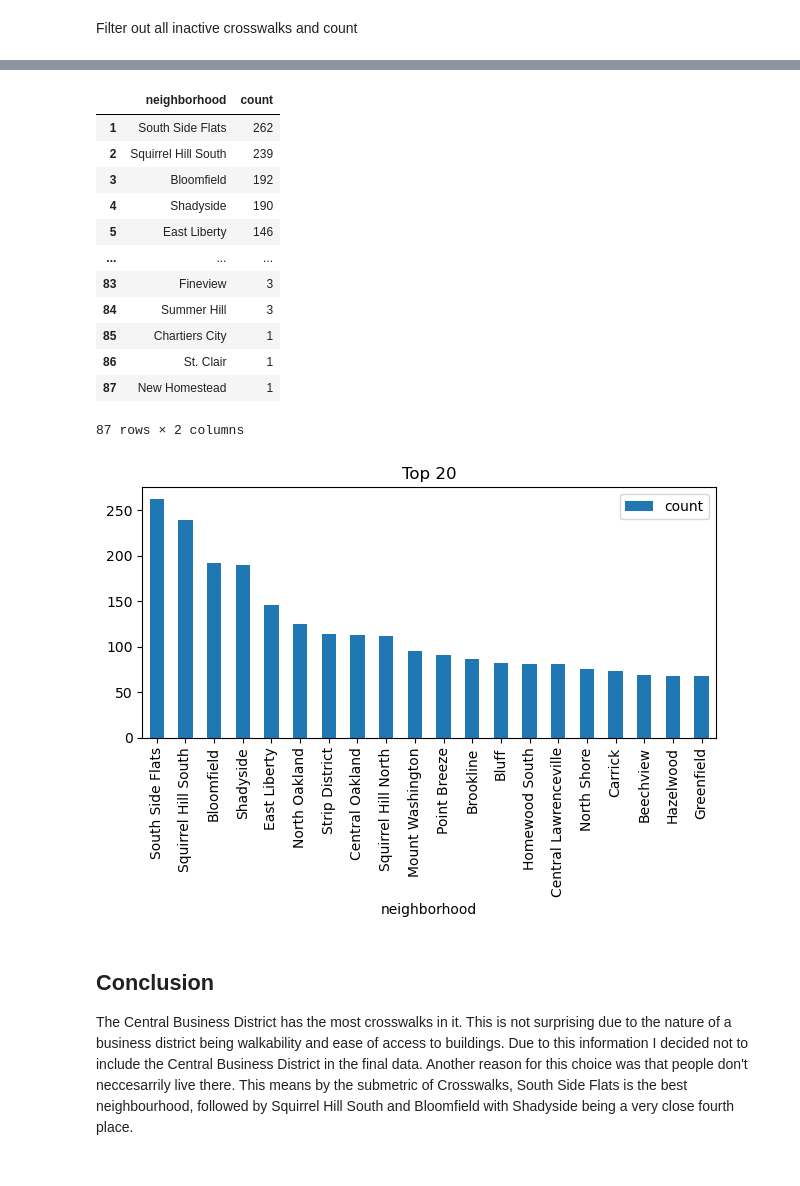
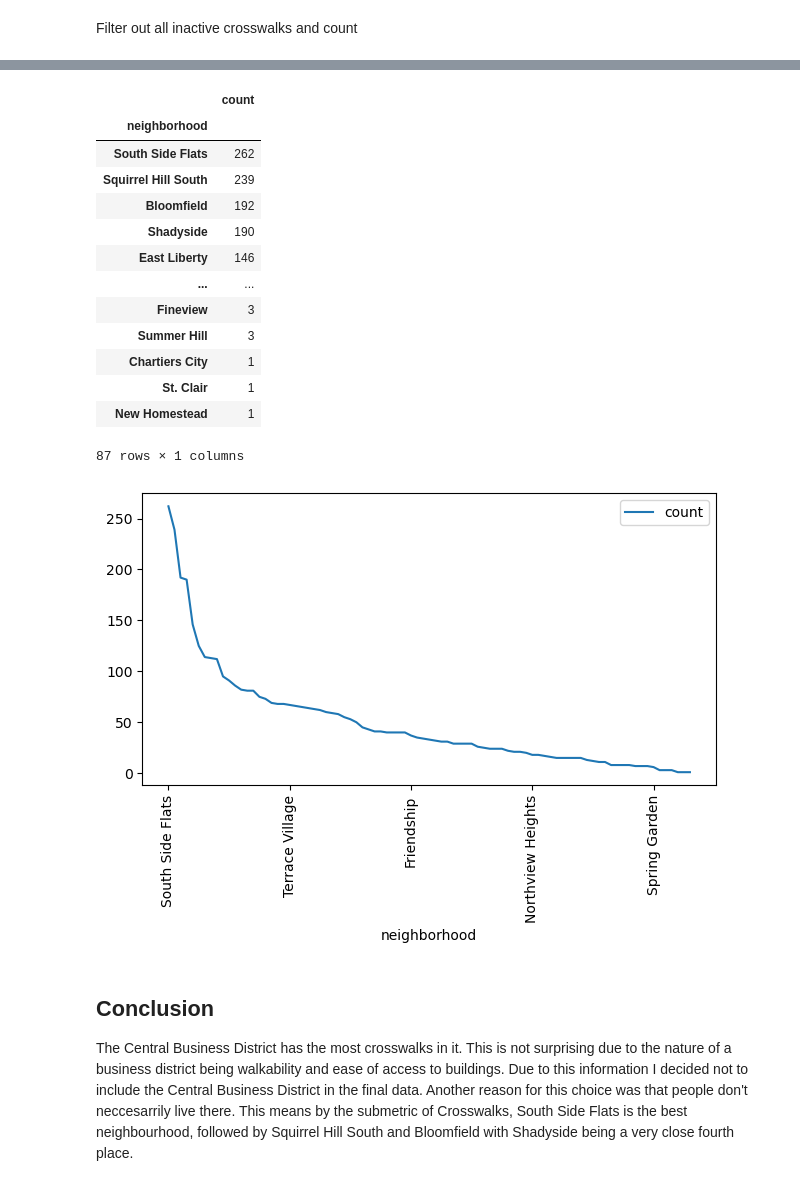
Before and after one commit to Revanik/Best-Neighbourhoods-Big-Ideas-Final, a Jupyter notebook: Ryan.ipynb, the cells around one changed output, grey strips where cells are left out. Saved outputs shown, nothing was run; the diff lists cells and outputs as text; code cells hidden in the pictures.

```diff
--- a/Ryan.ipynb
+++ b/Ryan.ipynb
@@ -18,7 +18,8 @@ Example of what the data looks like in the csv file
 Filter out all inactive crosswalks and count
 # %%
 walksActive = walks[walks["inactive"] != "t"]
-crosswalkCounts = pd.DataFrame(walksActive['neighborhood'].value_counts().reset_index())
+crosswalkCounts = pd.DataFrame(walksActive['neighborhood'].value_counts())
+crosswalkCounts.head()
 crosswalkCounts = crosswalkCounts.sort_values(by='count', ascending=False)
 crosswalkCounts
 # %% [output]
@@ -39,28 +41,27 @@ crosswalkCounts
 crosswalkCounts = crosswalkCounts.iloc[1:]
 crosswalkCounts
 # %% [output]
-|  | neighborhood | count |
-| 1 | South Side Flats | 262 |
-| 2 | Squirrel Hill South | 239 |
-| 3 | Bloomfield | 192 |
-| 4 | Shadyside | 190 |
-| 5 | East Liberty | 146 |
-| ... | ... | ... |
-| 83 | Fineview | 3 |
-| 84 | Summer Hill | 3 |
-| 85 | Chartiers City | 1 |
-| 86 | St. Clair | 1 |
-| 87 | New Homestead | 1 |
+|  | count |
+| neighborhood |  |
+| South Side Flats | 262 |
+| Squirrel Hill South | 239 |
+| Bloomfield | 192 |
+| Shadyside | 190 |
+| East Liberty | 146 |
+| ... | ... |
+| Fineview | 3 |
+| Summer Hill | 3 |
+| Chartiers City | 1 |
+| St. Clair | 1 |
+| New Homestead | 1 |
-87 rows × 2 columns
+87 rows × 1 columns
-# %%
-crosswalkCounts = crosswalkCounts.head(20)
 # %%
-crosswalkCounts.plot(kind="bar",x="neighborhood",y="count",title="Top 20")
+crosswalkCounts.plot()
 plt.xticks(rotation=90)
 plt.tight_layout()
 plt.show()
 # %% [output]
-[figure, old version]
+[figure, new version]
 # %% [markdown]
 ## Conclusion
 
```
Also changed, not shown: parts of 1 cell of this notebook, 3 other files.
